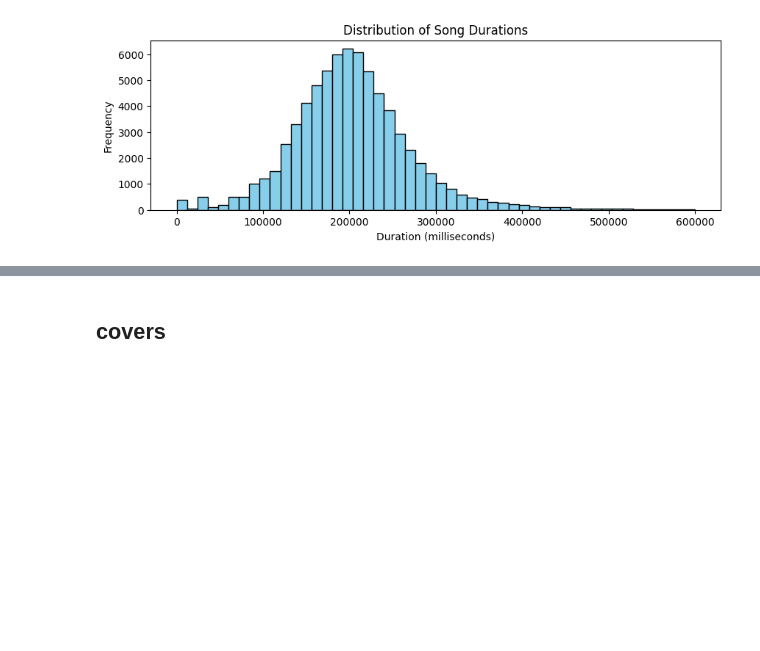
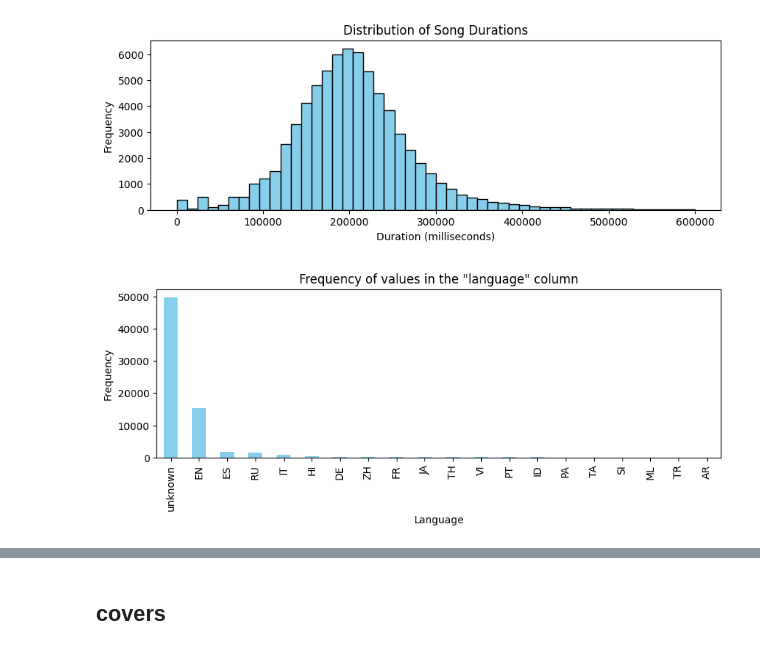
Before and after one commit to Asket-on/Hackathon-DS-Yandex-Music-2023-10-23, a Jupyter notebook: Hackathon_DS_Yandex_Music_2023_10_23.ipynb, the cells around one changed output, grey strips where cells are left out. Drawn from its saved outputs; the diff is of its cells as text; code cells hidden in the pictures; blank space fills up the shorter version.

```diff
--- a/Hackathon_DS_Yandex_Music_2023_10_23.ipynb
+++ b/Hackathon_DS_Yandex_Music_2023_10_23.ipynb
@@ -101,6 +126,8 @@ Data columns (total 6 columns):
  5   duration  71768 non-null  float64
 dtypes: datetime64[ns](1), float64(1), object(4)
 memory usage: 3.8+ MB
+# %%
+meta = meta.drop([None])
 # %%
 meta['isrc'].duplicated().sum()
 # %% [output]
@@ -125,3 +172,13 @@ plt.ylabel('Frequency')
 plt.show()
 # %% [output]
 [figure]
+# %%
+language_counts = meta['language'].value_counts().head(20)
+plt.figure(figsize=(10, 3))
+language_counts.plot(kind='bar', color='skyblue')
+plt.title('Frequency of values in the "language" column')
+plt.xlabel('Language')
+plt.ylabel('Frequency')
+plt.show()
+# %% [output]
+[figure, added]
```
Also changed, not shown: parts of 45 cells of this notebook, 1 other file.
